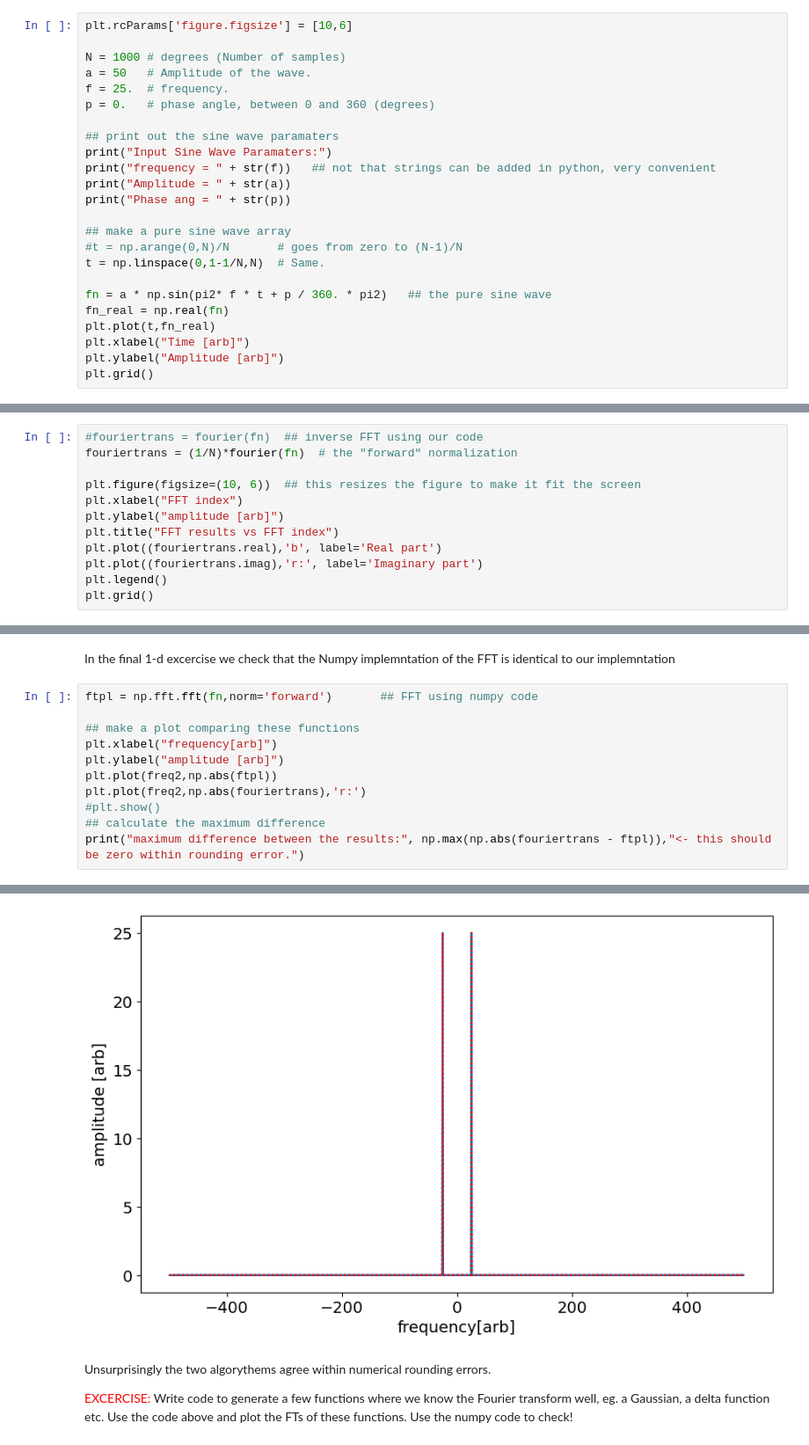
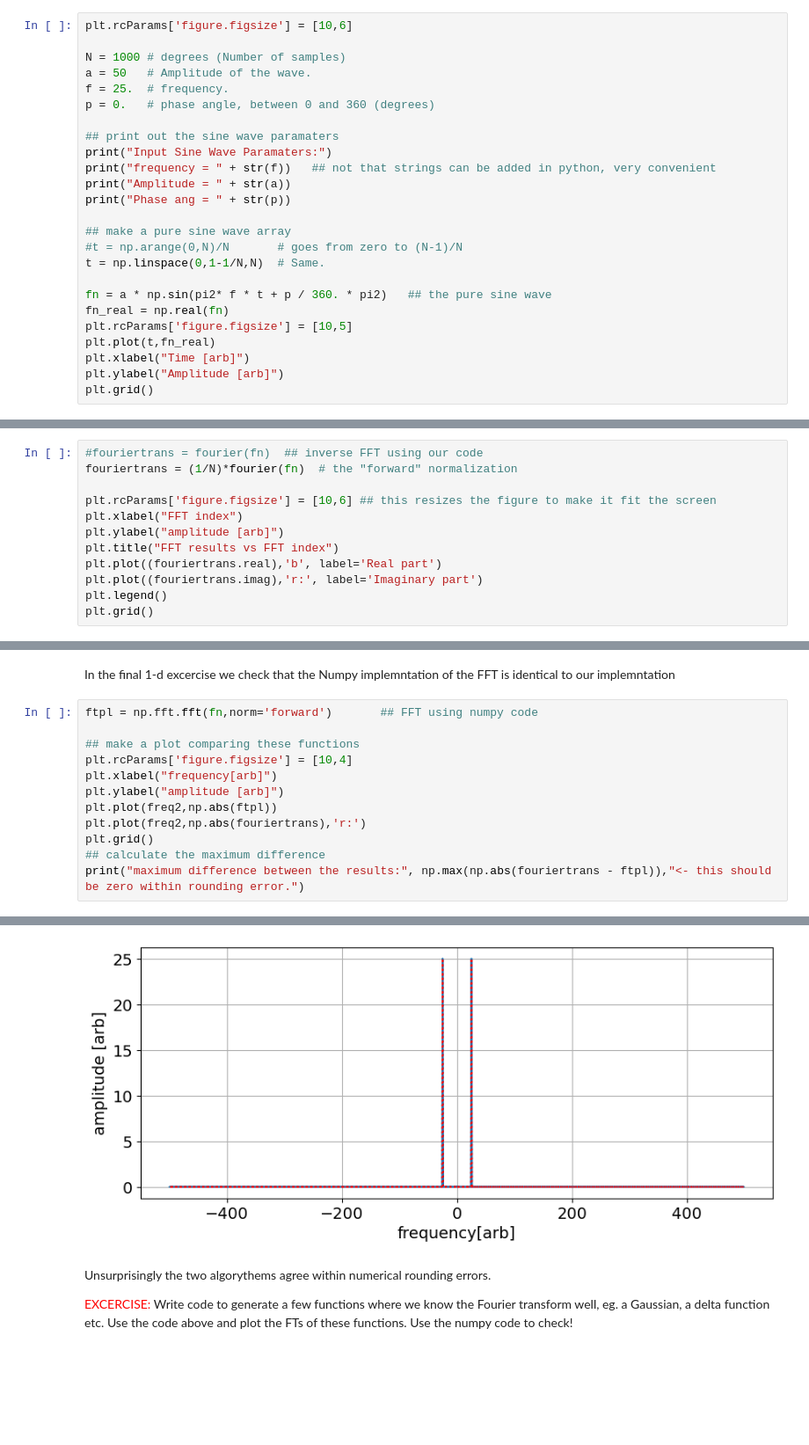
Before and after one commit to JohnRuhl/Tutorials, a Jupyter notebook: CMB_summer_school_JR/CMB_School_FFT_intro_jr.ipynb, the cells around one changed output, grey strips where cells are left out. Shown at 88% size. Drawn from its saved outputs; the diff is of its cells as text; blank space fills up the shorter version.

```diff
--- a/CMB_summer_school_JR/CMB_School_FFT_intro_jr.ipynb
+++ b/CMB_summer_school_JR/CMB_School_FFT_intro_jr.ipynb
@@ -99,6 +99,7 @@ t = np.linspace(0,1-1/N,N)  # Same.
 
 fn = a * np.sin(pi2* f * t + p / 360. * pi2)   ## the pure sine wave
 fn_real = np.real(fn)
+plt.rcParams['figure.figsize'] = [10,5]
 plt.plot(t,fn_real)
 plt.xlabel("Time [arb]")
 plt.ylabel("Amplitude [arb]")
@@ -115,7 +116,7 @@ Next we calculate the Fourier transform using our fourier transform funciton and
 #fouriertrans = fourier(fn)  ## inverse FFT using our code
 fouriertrans = (1/N)*fourier(fn)  # the "forward" normalization
 
-plt.figure(figsize=(10, 6))  ## this resizes the figure to make it fit the screen
+plt.rcParams['figure.figsize'] = [10,6] ## this resizes the figure to make it fit the screen
 plt.xlabel("FFT index")
 plt.ylabel("amplitude [arb]")
 plt.title("FFT results vs FFT index")
@@ -234,17 +235,18 @@ In the final 1-d excercise we check that the Numpy implemntation of the FFT is i
 # %%
 ftpl = np.fft.fft(fn,norm='forward')       ## FFT using numpy code
 
 ## make a plot comparing these functions
+plt.rcParams['figure.figsize'] = [10,4]
 plt.xlabel("frequency[arb]")
 plt.ylabel("amplitude [arb]")
 plt.plot(freq2,np.abs(ftpl))
 plt.plot(freq2,np.abs(fouriertrans),'r:')
-#plt.show()
+plt.grid()
 ## calculate the maximum difference
 print("maximum difference between the results:", np.max(np.abs(fouriertrans - ftpl)),"<- this should be zero within rounding error.")
 # %% [output]
 maximum difference between the results: 2.12888899430075e-12 <- this should be zero within rounding error.
-[figure, old version]
+[figure, new version]
 # %% [markdown]
 Unsurprisingly the two algorythems agree within numerical rounding errors.
 
```
Also changed, not shown: parts of 37 cells of this notebook.
